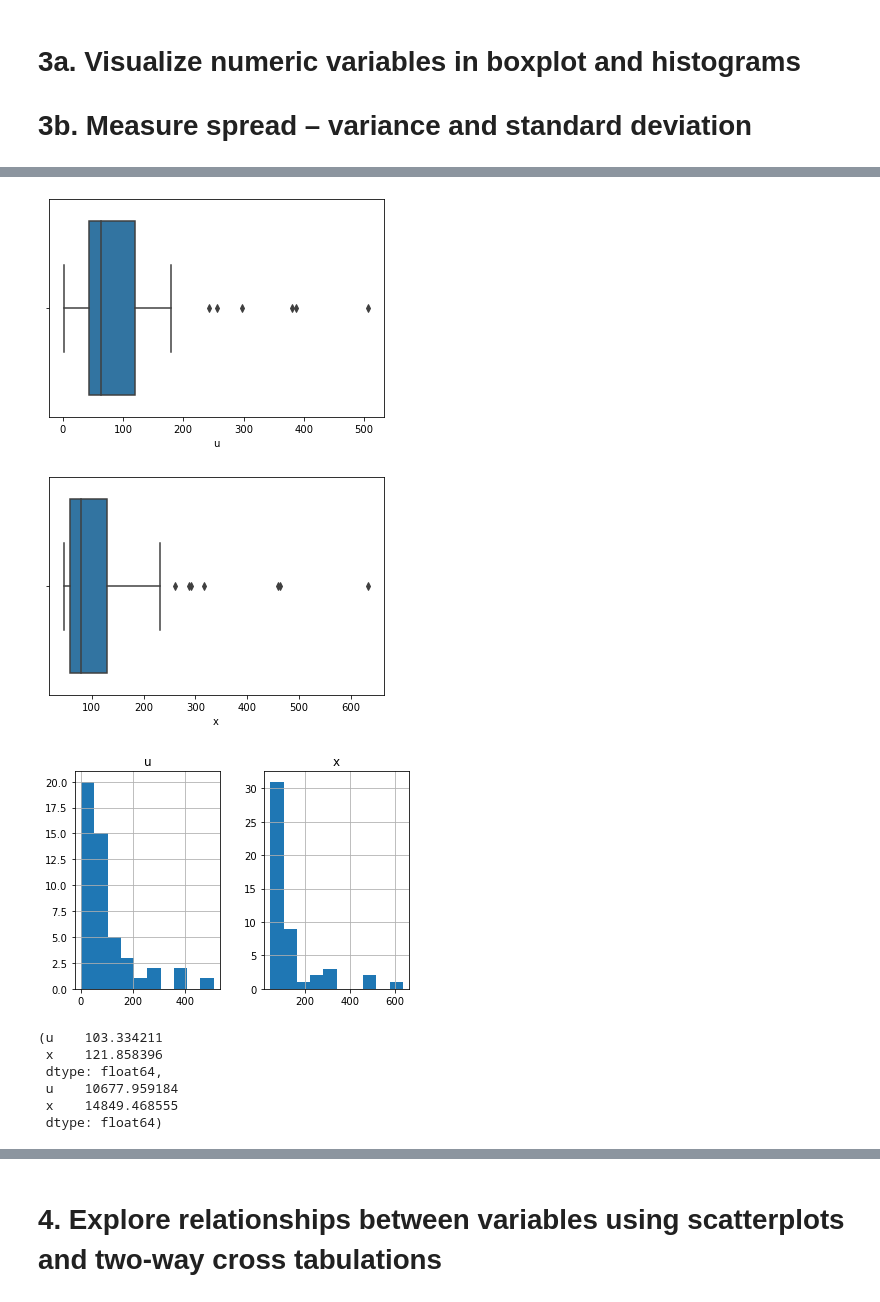
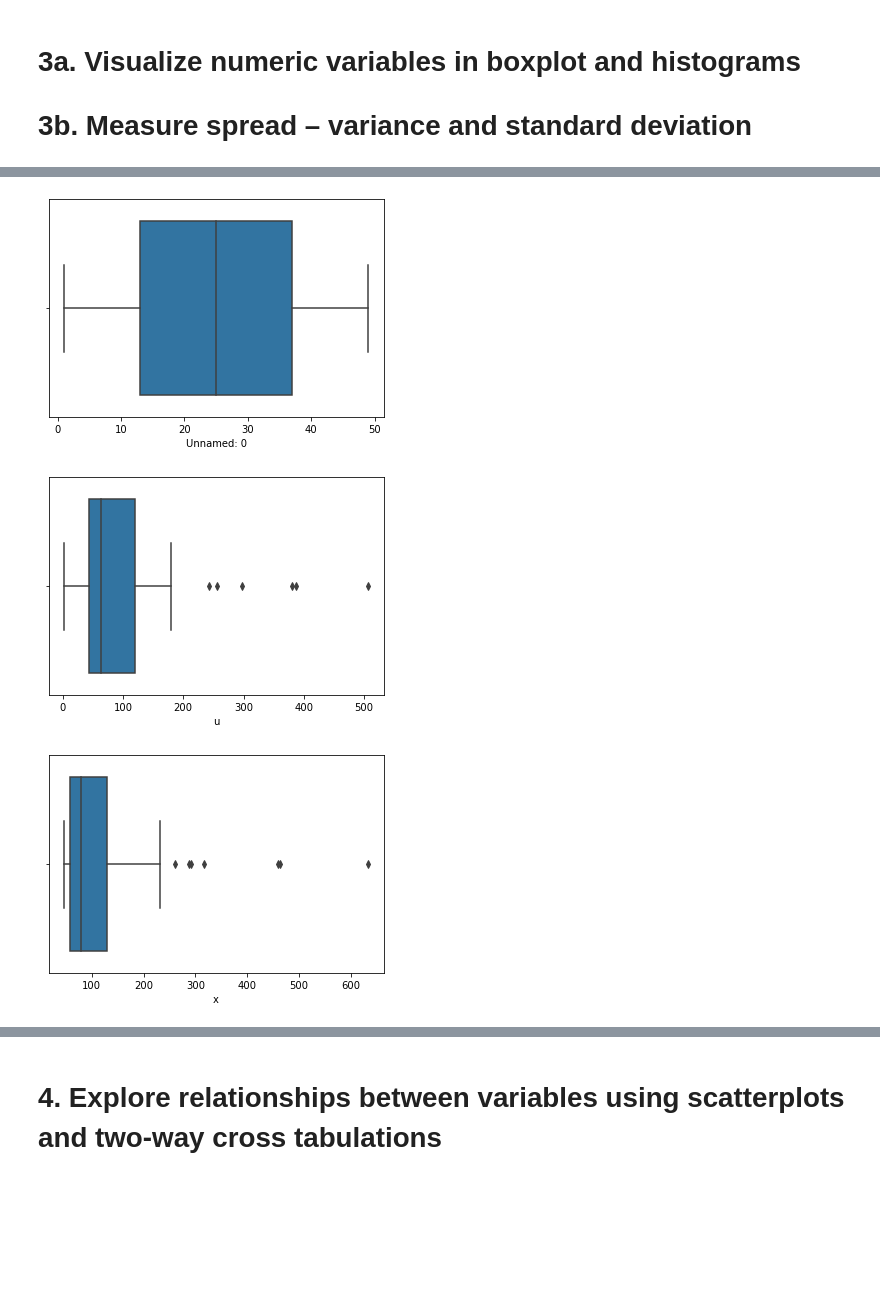
Before and after one commit to ADNAAN00/PROJECTS, a Jupyter notebook: Linear_regression_bigcity.ipynb, the cells around one changed output, grey strips where cells are left out. Saved outputs shown, nothing was run; the diff lists cells and outputs as text; code cells hidden in the pictures; blank space fills up the shorter version.

```diff
--- a/Linear_regression_bigcity.ipynb
+++ b/Linear_regression_bigcity.ipynb
@@ -56,5 +40,5 @@ from scipy import stats
 # %% [markdown]
 # 2. Collect and load data
 # %%
-df= pd.read_csv('bigcity.csv')
-df.set_index('Unnamed: 0',inplace=True)
+df = pd.read_csv('bigcity.csv')
+df
@@ -86,9 +63,2 @@ df
 # %% [markdown]
 # 3. Explore numeric variables - five number summary
-# %%
-for i in df.columns:
-    print('Five Point summary for column',i,': Minimum value -',df[i].min())
-    print('Five Point summary for column',i,': 25 percentile -',df[i].quantile(0.25).round(2))
-    print('Five Point summary for column',i,': Median -',np.median(df[i]))
-    print('Five Point summary for column',i,': 75 percentile -',df[i].quantile(0.75).round(2))
-    print('Five Point summary for column',i,': Maximum value -',df[i].max())
@@ -105,0 +65,3 @@ Five Point summary for column x : Maximum value - 634
+# %%
+num_data = df.select_dtypes(include=np.number)
+num_data.head()
@@ -109,24 +100,8 @@ Five Point summary for column x : Maximum value - 634
 # %%
-# Checking for outliers
-for i in df.columns:
-    sns.boxplot(df[i])
+for i in  num_data.columns:
+    sns.boxplot(num_data[i])
     plt.show()
 # %% [output]
-[figure, old version]
+[figure, new version]
-[figure, old version]
+[figure, new version]
+[figure, added]
-# %%
-df.hist()
-plt.show()
-# %% [output]
-[figure, removed]
-# %%
-std=np.std(df)
-var = std **2
-std,var
-# %% [output]
-(u    103.334211
- x    121.858396
- dtype: float64,
- u    10677.959184
- x    14849.468555
- dtype: float64)
```
Also changed, not shown: parts of 51 cells of this notebook.
